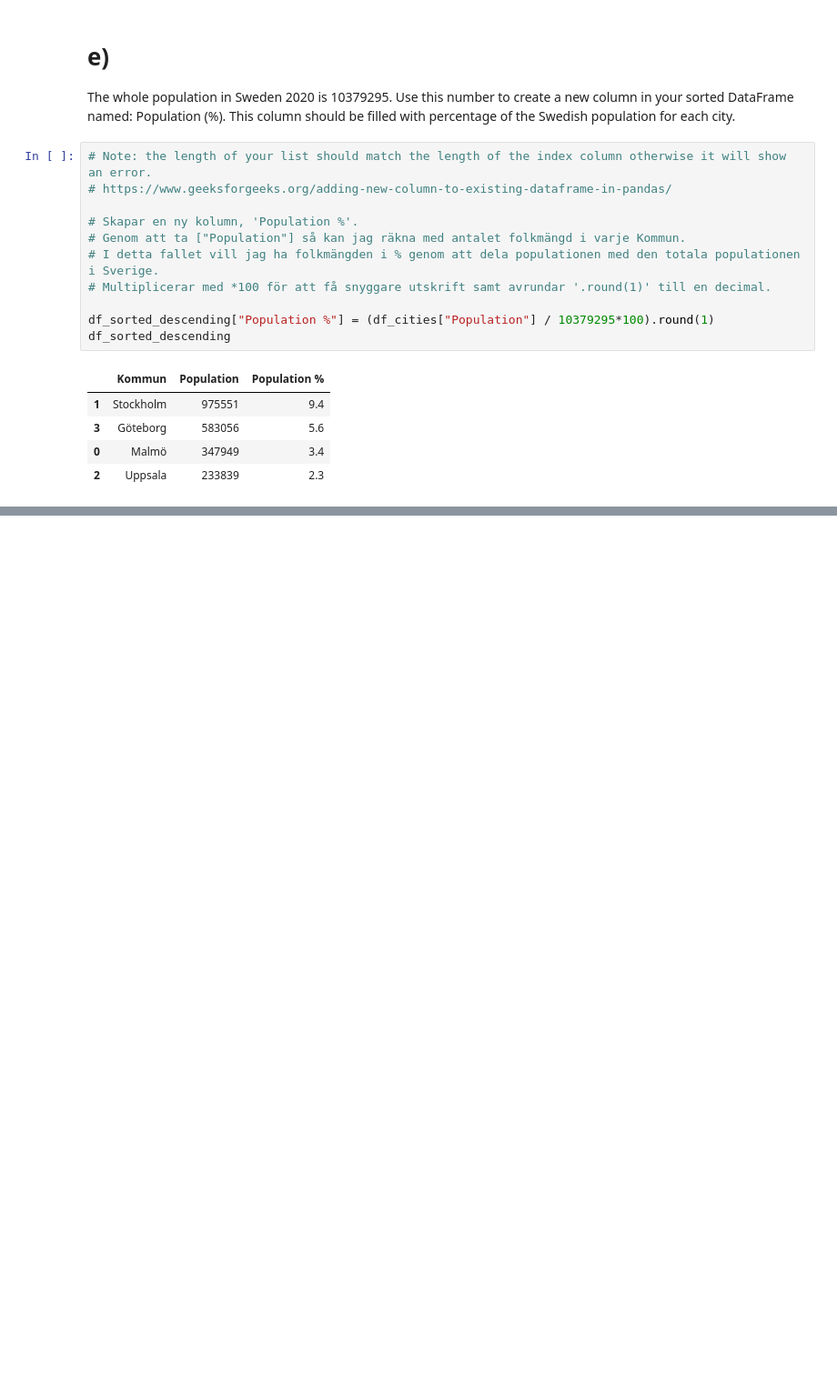
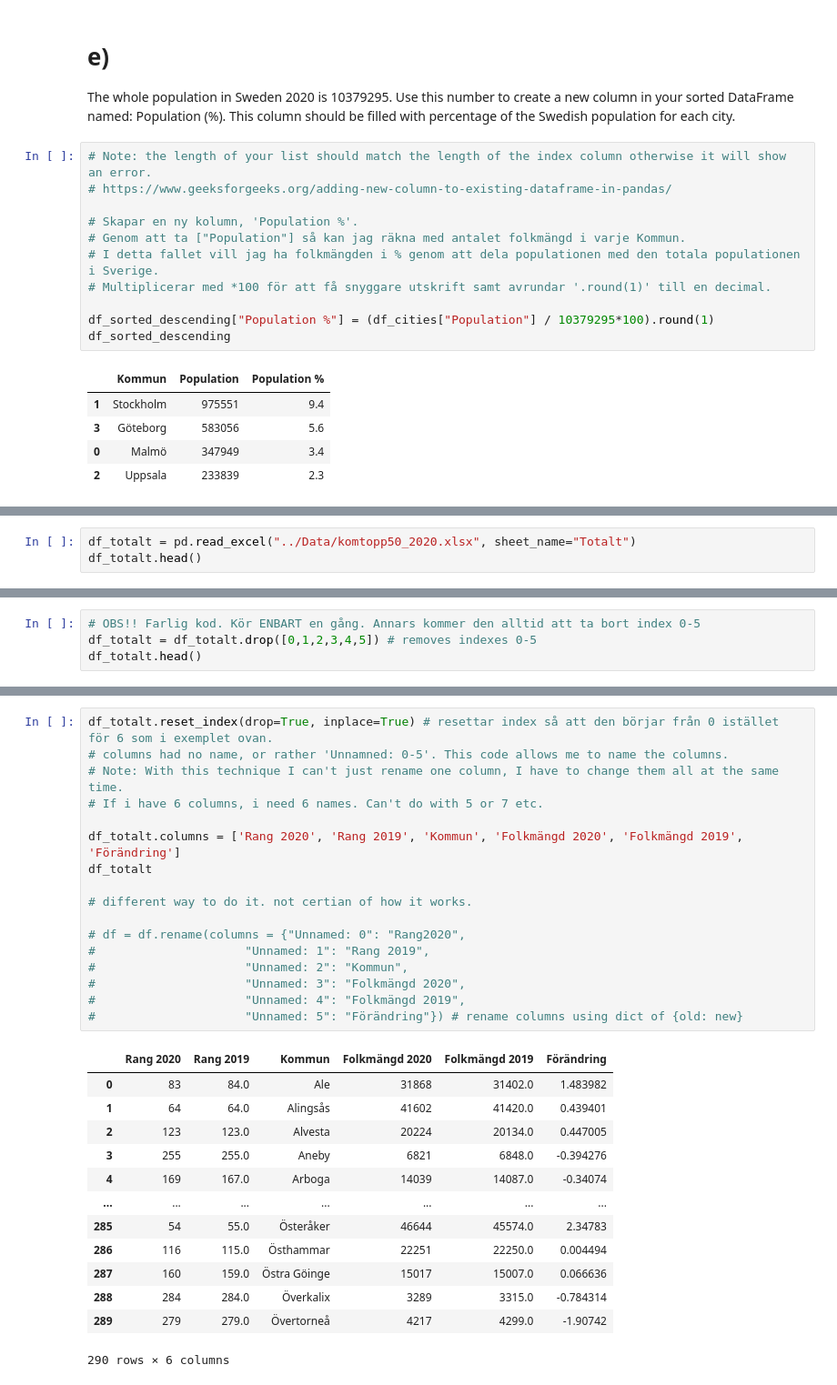
Before and after one commit to JonasBE13/Databehandling-Jonas-Bengtstrom, a Jupyter notebook: Databehandling exercies/E00_pandas_basic_syntax.ipynb, the cells around one changed output, grey strips where cells are left out. Shown: that part at 91% size. Cells and saved outputs as stored; diff of their text form; blank space fills up the shorter version.

```diff
--- a/Databehandling exercies/E00_pandas_basic_syntax.ipynb
+++ b/Databehandling exercies/E00_pandas_basic_syntax.ipynb
@@ -136,0 +150,3 @@ df_sorted_descending
+# %%
+df_totalt = pd.read_excel("../Data/komtopp50_2020.xlsx", sheet_name="Totalt")
+df_totalt.head()
@@ -136,0 +172,4 @@ df_sorted_descending
+# %%
+# OBS!! Farlig kod. Kör ENBART en gång. Annars kommer den alltid att ta bort index 0-5
+df_totalt = df_totalt.drop([0,1,2,3,4,5]) # removes indexes 0-5
+df_totalt.head()
@@ -136,0 +183,31 @@ df_sorted_descending
+# %%
+df_totalt.reset_index(drop=True, inplace=True) # resettar index så att den börjar från 0 istället för 6 som i exemplet ovan.
+# columns had no name, or rather 'Unnamned: 0-5'. This code allows me to name the columns.
+# Note: With this technique I can't just rename one column, I have to change them all at the same time.
+# If i have 6 columns, i need 6 names. Can't do with 5 or 7 etc.
+
+df_totalt.columns = ['Rang 2020', 'Rang 2019', 'Kommun', 'Folkmängd 2020', 'Folkmängd 2019', 'Förändring']
+df_totalt
+
+# different way to do it. not certian of how it works.
+
+# df = df.rename(columns = {"Unnamed: 0": "Rang2020",
+#                     "Unnamed: 1": "Rang 2019",
+#                     "Unnamed: 2": "Kommun",
+#                     "Unnamed: 3": "Folkmängd 2020",
+#                     "Unnamed: 4": "Folkmängd 2019",
+#                     "Unnamed: 5": "Förändring"}) # rename columns using dict of {old: new}
+# %% [output]
+|  | Rang 2020 | Rang 2019 | Kommun | Folkmängd 2020 | Folkmängd 2019 | Förändring |
+| 0 | 83 | 84.0 | Ale | 31868 | 31402.0 | 1.483982 |
+| 1 | 64 | 64.0 | Alingsås | 41602 | 41420.0 | 0.439401 |
+| 2 | 123 | 123.0 | Alvesta | 20224 | 20134.0 | 0.447005 |
+| 3 | 255 | 255.0 | Aneby | 6821 | 6848.0 | -0.394276 |
+| 4 | 169 | 167.0 | Arboga | 14039 | 14087.0 | -0.34074 |
+| ... | ... | ... | ... | ... | ... | ... |
+| 285 | 54 | 55.0 | Österåker | 46644 | 45574.0 | 2.34783 |
+| 286 | 116 | 115.0 | Östhammar | 22251 | 22250.0 | 0.004494 |
+| 287 | 160 | 159.0 | Östra Göinge | 15017 | 15007.0 | 0.066636 |
+| 288 | 284 | 284.0 | Överkalix | 3289 | 3315.0 | -0.784314 |
+| 289 | 279 | 279.0 | Övertorneå | 4217 | 4299.0 | -1.90742 |
+290 rows × 6 columns
```
Also changed, not shown: parts of 20 cells of this notebook, 1 other file.
